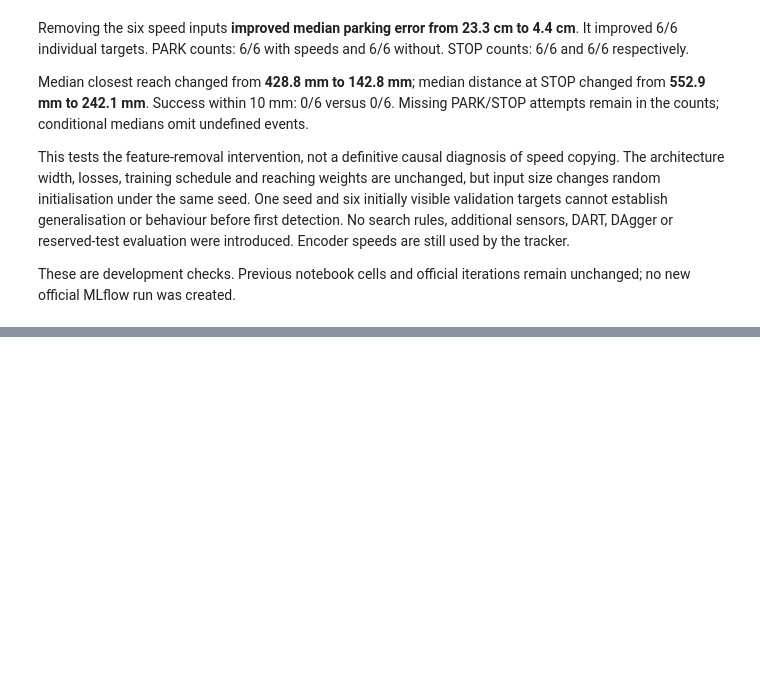
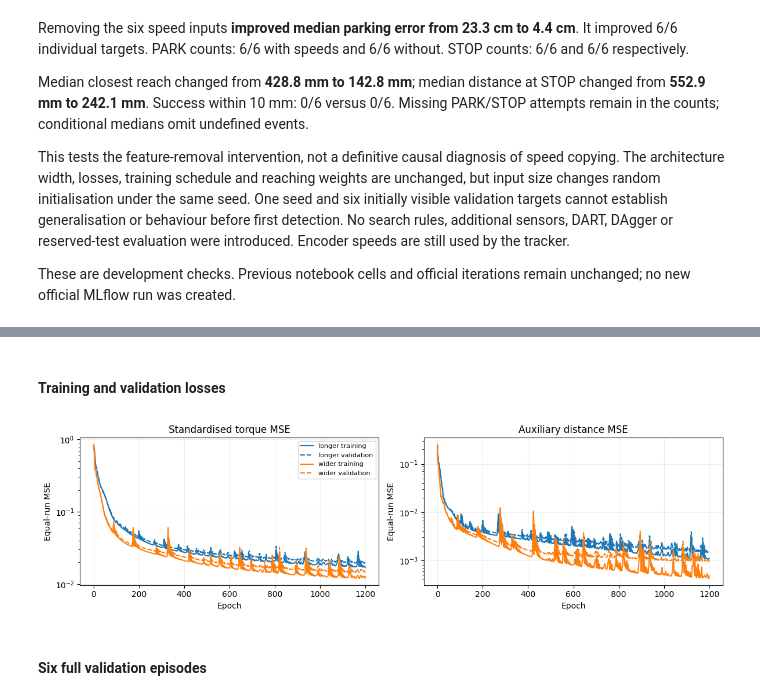
Before and after one commit to NatMota/mlai-vnc, a Jupyter notebook: v2_sensors/driving_v2/golden_dataset.ipynb, the cells around one changed output, grey strips where cells are left out. Drawn from its saved outputs; the diff is of its cells as text; code cells hidden in the pictures; blank space fills up the shorter version.

```diff
--- a/v2_sensors/driving_v2/golden_dataset.ipynb
+++ b/v2_sensors/driving_v2/golden_dataset.ipynb
@@ -671,0 +816,16 @@ These are development checks. Previous notebook cells and official iterations re
+# %% [markdown]
+#### Training and validation losses
+# %%
+ab_name='wider';ab_parent='longer'
+fig,axes=plt.subplots(1,2,figsize=(12,3.5))
+for label,directory,colour in [(ab_parent,Path('../arm/models/golden_11109') if ab_parent=='baseline' else AB/'models'/ab_parent,'tab:blue'),(ab_name,AB/'models'/ab_name,'tab:orange')]:
+    h=pd.DataFrame(json.loads((directory/'torque_seed7_history.json').read_text()))
+    for ax,field,title in zip(axes,['command','aux'],['Standardised torque MSE','Auxiliary distance MSE']):
+        ax.plot(h.epoch,h['train_'+field],color=colour,label=label+' training')
+        ax.plot(h.epoch,h['val_'+field],color=colour,linestyle='--',label=label+' validation')
+        ax.set(xlabel='Epoch',ylabel='Equal-run MSE',title=title,yscale='log');ax.grid(alpha=.2)
+axes[0].legend(fontsize=8);fig.tight_layout();plt.show()
+# %% [output]
+[figure, added]
+# %% [markdown]
+#### Six full validation episodes
```
Also changed, not shown: parts of 30 cells of this notebook, 52 other files.
